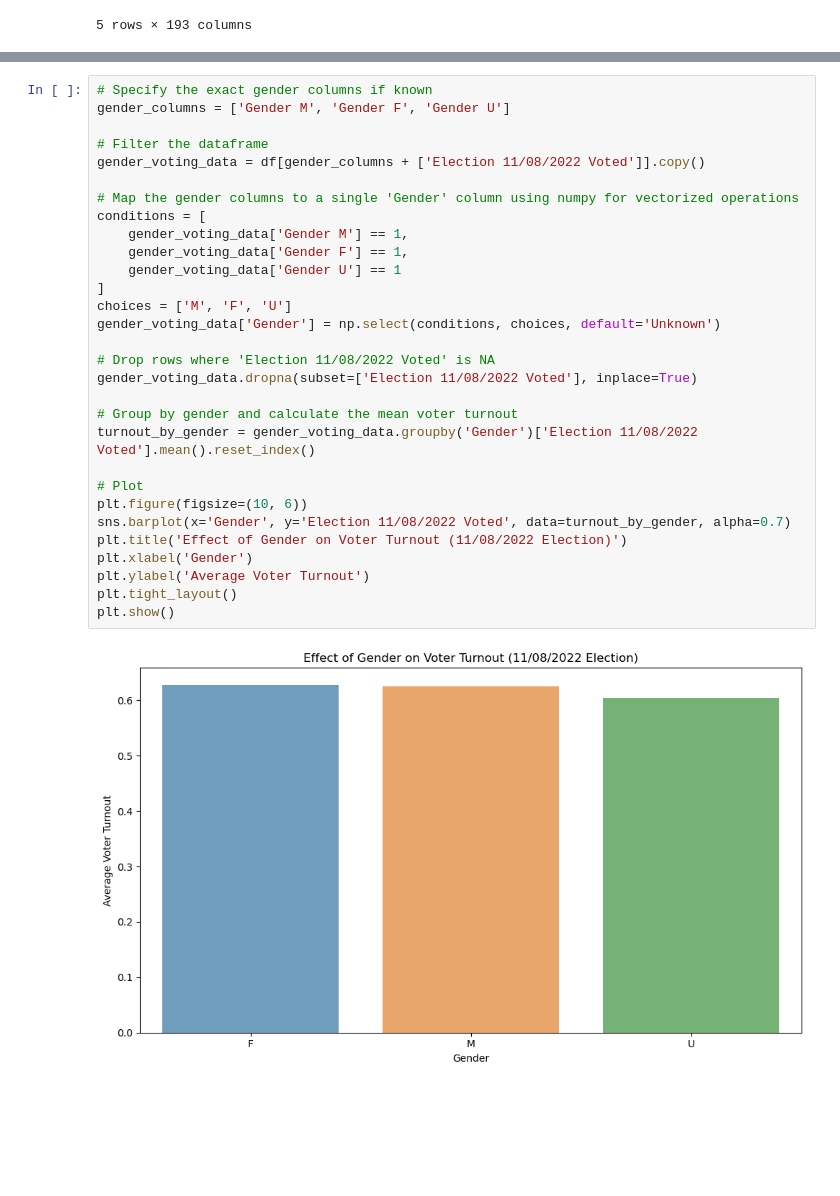
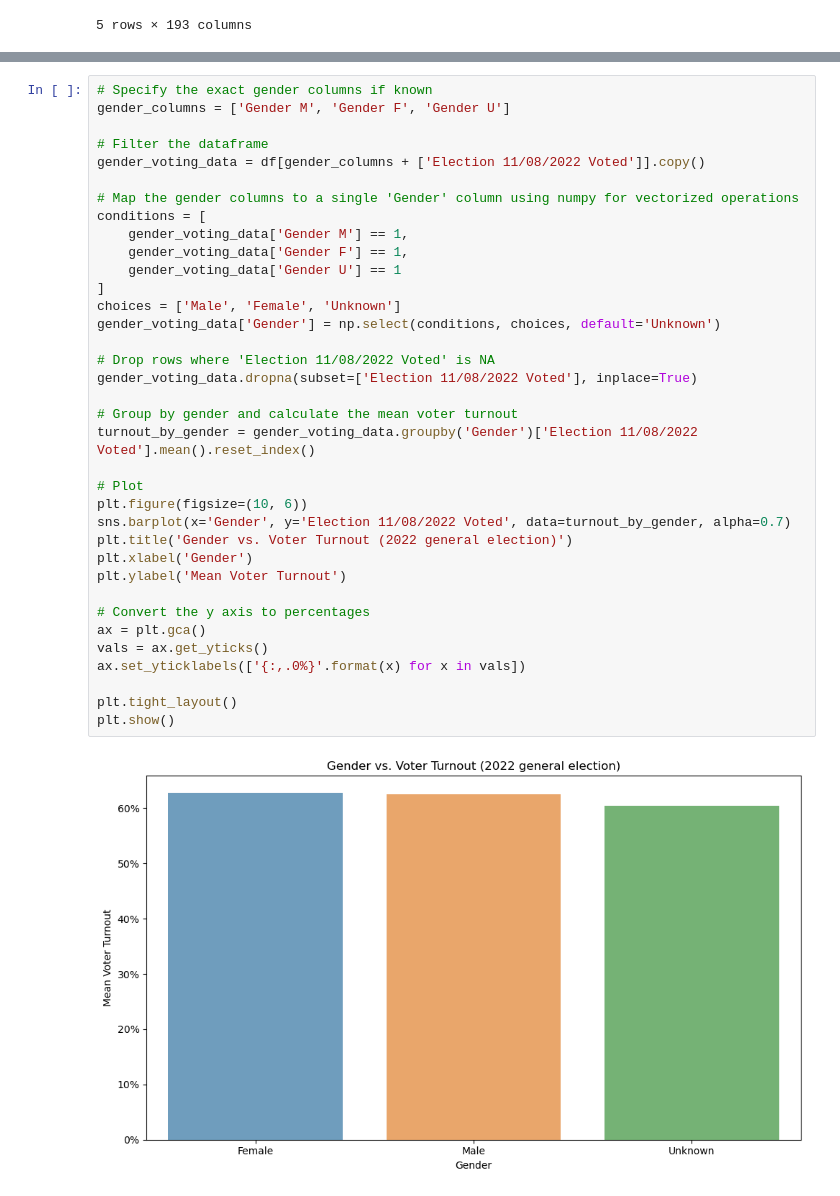
Before and after one commit to aaronzberger/VoterPrediction, a Jupyter notebook: EDA.ipynb, the cells around one changed output, grey strips where cells are left out. Drawn from its saved outputs; the diff is of its cells as text; blank space fills up the shorter version.

```diff
--- a/EDA.ipynb
+++ b/EDA.ipynb
@@ -160,35 +174,41 @@ plt.show()
 # %%
 # Specify the exact gender columns if known
 gender_columns = ['Gender M', 'Gender F', 'Gender U']
 
 # Filter the dataframe
 gender_voting_data = df[gender_columns + ['Election 11/08/2022 Voted']].copy()
 
 # Map the gender columns to a single 'Gender' column using numpy for vectorized operations
 conditions = [
     gender_voting_data['Gender M'] == 1,
     gender_voting_data['Gender F'] == 1,
     gender_voting_data['Gender U'] == 1
 ]
-choices = ['M', 'F', 'U']
+choices = ['Male', 'Female', 'Unknown']
 gender_voting_data['Gender'] = np.select(conditions, choices, default='Unknown')
 
 # Drop rows where 'Election 11/08/2022 Voted' is NA
 gender_voting_data.dropna(subset=['Election 11/08/2022 Voted'], inplace=True)
 
 # Group by gender and calculate the mean voter turnout
 turnout_by_gender = gender_voting_data.groupby('Gender')['Election 11/08/2022 Voted'].mean().reset_index()
 
 # Plot
 plt.figure(figsize=(10, 6))
 sns.barplot(x='Gender', y='Election 11/08/2022 Voted', data=turnout_by_gender, alpha=0.7)
-plt.title('Effect of Gender on Voter Turnout (11/08/2022 Election)')
+plt.title('Gender vs. Voter Turnout (2022 general election)')
 plt.xlabel('Gender')
-plt.ylabel('Average Voter Turnout')
+plt.ylabel('Mean Voter Turnout')
+
+# Convert the y axis to percentages
+ax = plt.gca()
+vals = ax.get_yticks()
+ax.set_yticklabels(['{:,.0%}'.format(x) for x in vals])
+
 plt.tight_layout()
 plt.show()
 # %% [output]
-[figure, old version]
+[figure, new version]
 # %%
 # Check if the necessary columns for previous elections' turnout are present
 previous_elections = ['Election 05/18/2021 Voted', 'Election 11/03/2020 Voted']
```
Also changed, not shown: parts of 9 cells of this notebook.
